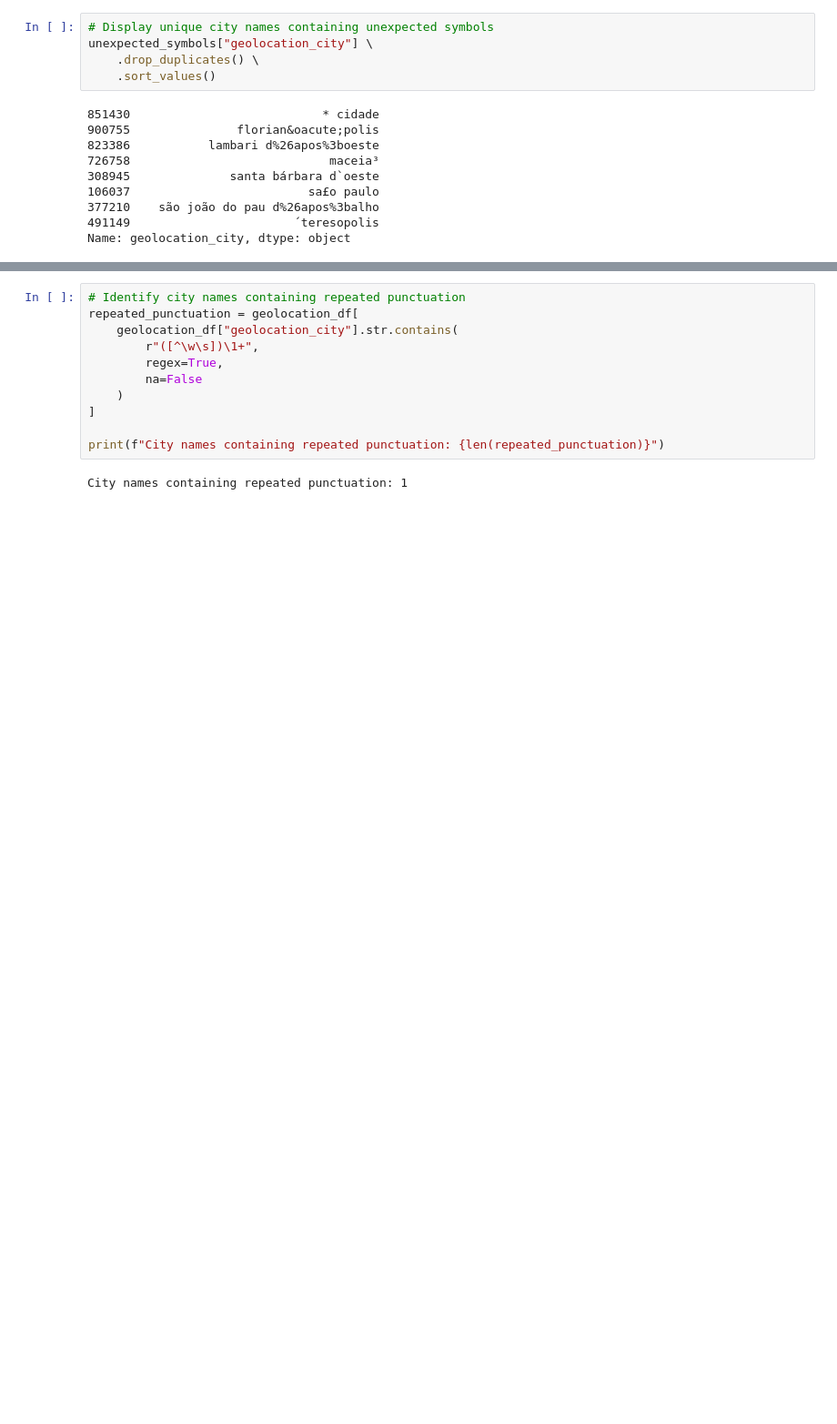
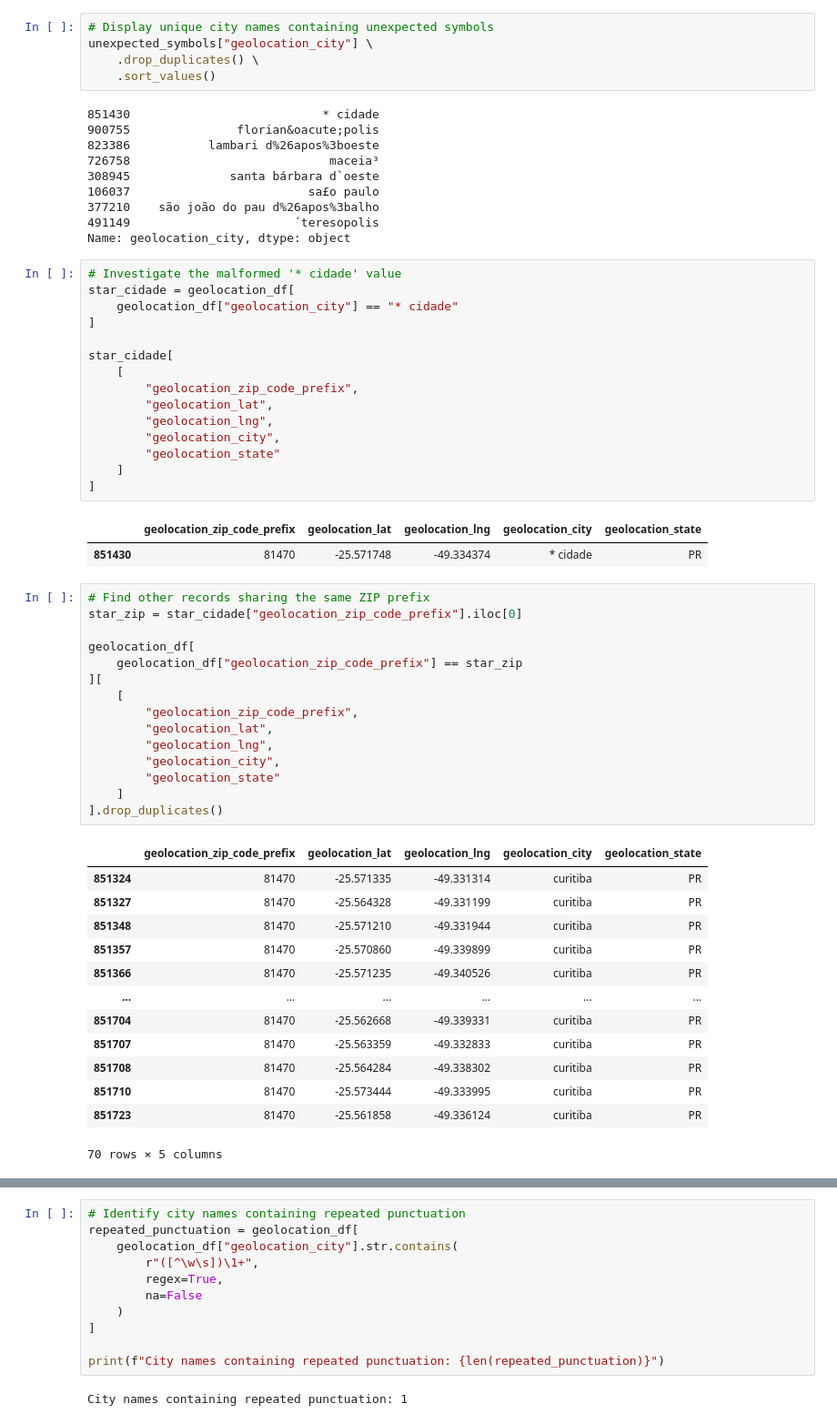
Before and after one commit to Mamello01/e-commerce, a Jupyter notebook: 02_data_preparation/geolocation_preparation.ipynb, the cells around one changed output, grey strips where cells are left out. Shown at 91% size. Cells and saved outputs as stored; diff of their text form; blank space fills up the shorter version.

Commit message:
feat: finalize geolocation data preparation and validation

```diff
--- a/02_data_preparation/geolocation_preparation.ipynb
+++ b/02_data_preparation/geolocation_preparation.ipynb
@@ -324,3 +324,50 @@ unexpected_symbols["geolocation_city"] \
 377210    são joão do pau d%26apos%3balho
 491149                       ´teresopolis
 Name: geolocation_city, dtype: object
+# %%
+# Investigate the malformed '* cidade' value
+star_cidade = geolocation_df[
+    geolocation_df["geolocation_city"] == "* cidade"
+]
+
+star_cidade[
+    [
+        "geolocation_zip_code_prefix",
+        "geolocation_lat",
+        "geolocation_lng",
+        "geolocation_city",
+        "geolocation_state"
+    ]
+]
+# %% [output]
+|  | geolocation_zip_code_prefix | geolocation_lat | geolocation_lng | geolocation_city | geolocation_state |
+| 851430 | 81470 | -25.571748 | -49.334374 | * cidade | PR |
+# %%
+# Find other records sharing the same ZIP prefix
+star_zip = star_cidade["geolocation_zip_code_prefix"].iloc[0]
+
+geolocation_df[
+    geolocation_df["geolocation_zip_code_prefix"] == star_zip
+][
+    [
+        "geolocation_zip_code_prefix",
+        "geolocation_lat",
+        "geolocation_lng",
+        "geolocation_city",
+        "geolocation_state"
+    ]
+].drop_duplicates()
+# %% [output]
+|  | geolocation_zip_code_prefix | geolocation_lat | geolocation_lng | geolocation_city | geolocation_state |
+| 851324 | 81470 | -25.571335 | -49.331314 | curitiba | PR |
+| 851327 | 81470 | -25.564328 | -49.331199 | curitiba | PR |
+| 851348 | 81470 | -25.571210 | -49.331944 | curitiba | PR |
+| 851357 | 81470 | -25.570860 | -49.339899 | curitiba | PR |
+| 851366 | 81470 | -25.571235 | -49.340526 | curitiba | PR |
+| ... | ... | ... | ... | ... | ... |
+| 851704 | 81470 | -25.562668 | -49.339331 | curitiba | PR |
+| 851707 | 81470 | -25.563359 | -49.332833 | curitiba | PR |
+| 851708 | 81470 | -25.564284 | -49.338302 | curitiba | PR |
+| 851710 | 81470 | -25.573444 | -49.333995 | curitiba | PR |
+| 851723 | 81470 | -25.561858 | -49.336124 | curitiba | PR |
+70 rows × 5 columns
```
Also changed, not shown: parts of 91 cells of this notebook, 1 other file.
